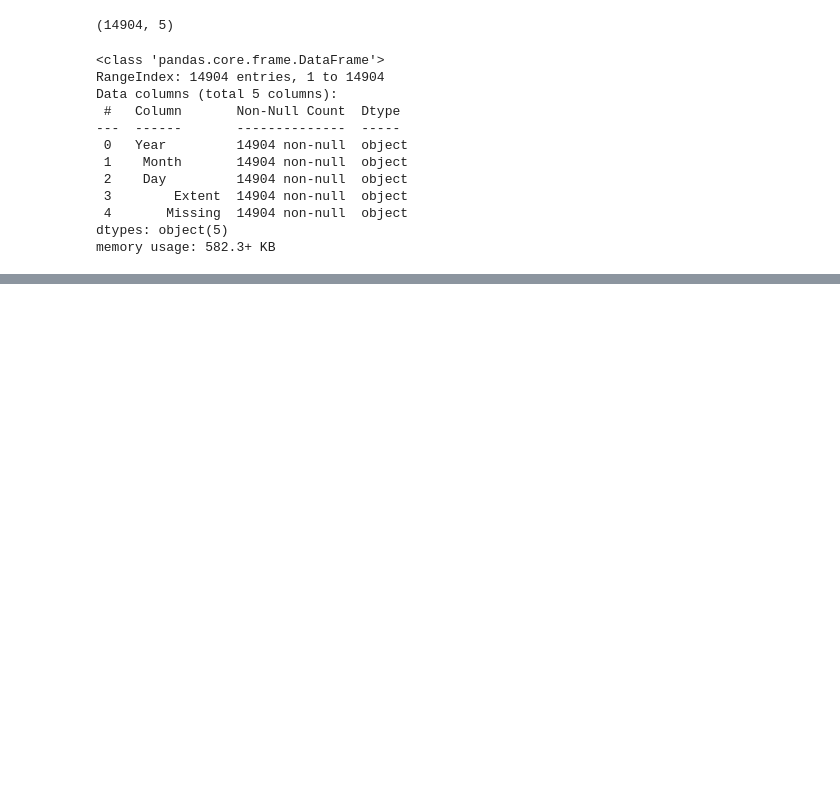
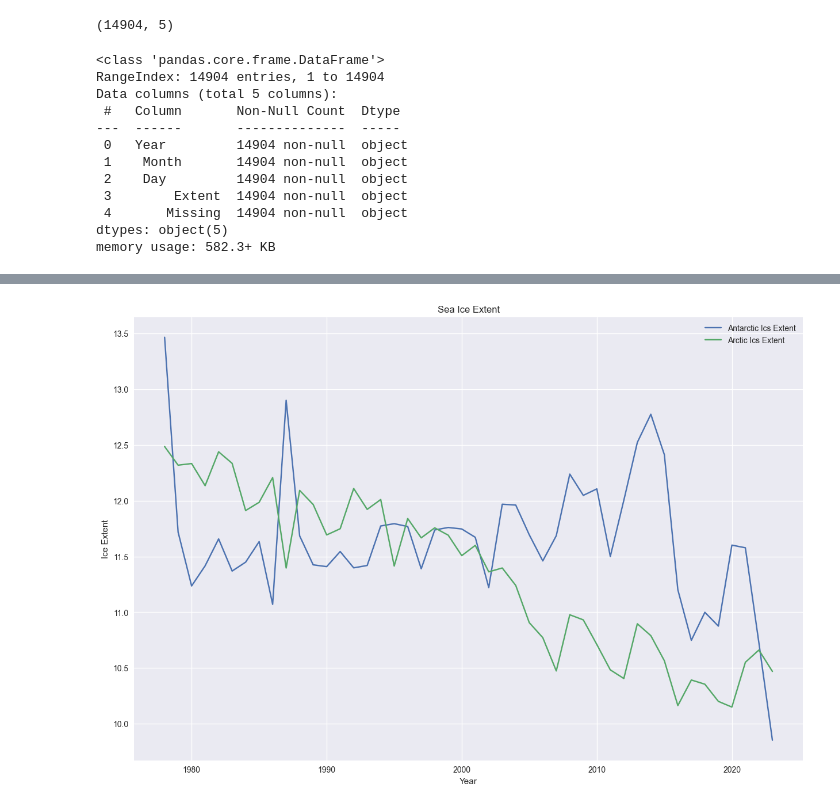
Before and after one commit to dilancroos/ice_extent, a Jupyter notebook: sea_ice.ipynb, the cells around one changed output, grey strips where cells are left out. Cells and saved outputs as stored; diff of their text form; code cells hidden in the pictures; blank space fills up the shorter version.

```diff
--- a/sea_ice.ipynb
+++ b/sea_ice.ipynb
@@ -372,0 +513,15 @@ print(result_df)
+# %%
+# plot the arctic and antarctic ice extent in one plot
+
+# plot the data
+plt.style.use('seaborn-v0_8')
+plt.figure(figsize=(15, 10))
+plt.plot(s_seaice_grouped['Extent'], label='Antarctic Ics Extent')
+plt.plot(n_seaice_grouped['Extent'], label='Arctic Ics Extent')
+plt.xlabel('Year')
+plt.ylabel('Ice Extent')
+plt.title('Sea Ice Extent')
+plt.legend()
+plt.show()
+# %% [output]
+[figure, added]
```
Also changed, not shown: parts of 23 cells of this notebook.
